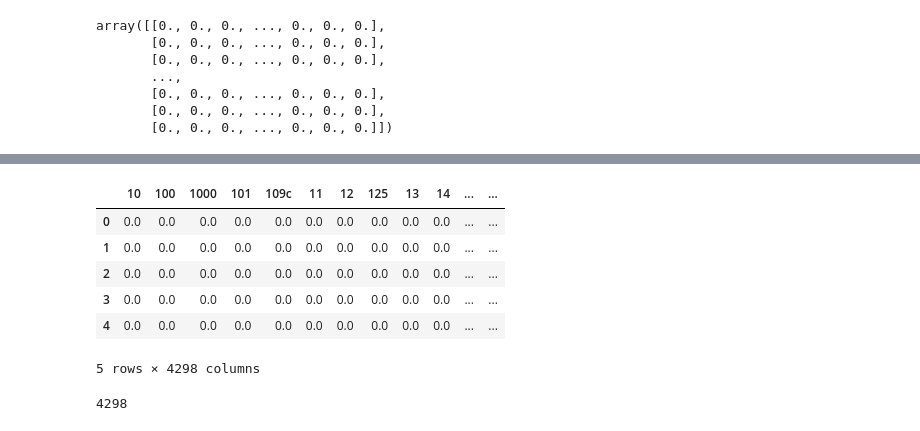
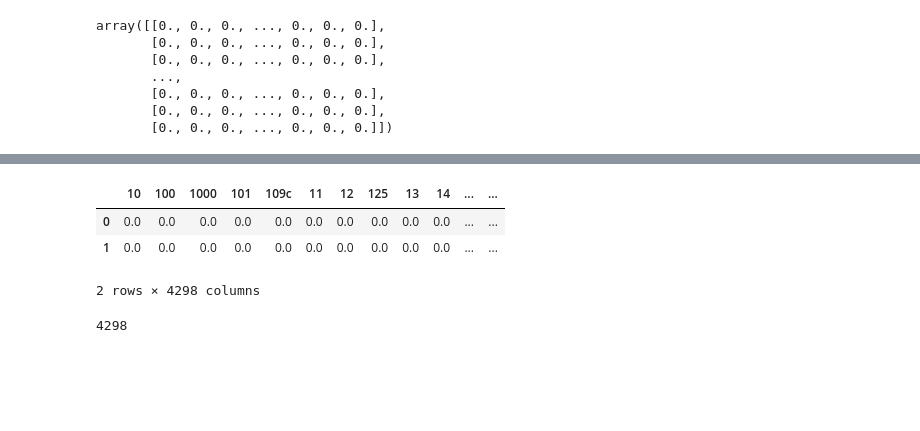
Before and after one commit to SixolileJ/Team-14, a Jupyter notebook: Predict Notebook - Copy.ipynb, the cells around one changed output, grey strips where cells are left out. Saved outputs shown, nothing was run; the diff lists cells and outputs as text; code cells hidden in the pictures; blank space fills up the shorter version.

```diff
--- a/Predict Notebook - Copy.ipynb
+++ b/Predict Notebook - Copy.ipynb
@@ -513,0 +565,18 @@ df_train.head()
+# %%
+#Count Vectorizer on unseen test dat
+
+vect_test = CountVectorizer(stop_words='english', min_df=2)
+
+vect_fit_test=vect_test.fit(df_test['clean_message'])
+
+vect_transform_test=vect_test.transform(df_test['clean_message'])
+
+feat_test=vect_transform_test.toarray()
+
+#scaling Vect_test
+from sklearn import preprocessing
+scaler = preprocessing.MinMaxScaler()
+feat_test = scaler.fit_transform(feat_test)
+
+x_feat=pd.DataFrame(feat_test, columns = vect_test.get_feature_names())
+x_feat.head(2)
@@ -599,3 +592,0 @@ array([[0., 0., 0., ..., 0., 0., 0.],
-# %%
-x_feat=pd.DataFrame(feat_test, columns = Vect_test.get_feature_names())
-x_feat.head(2)
@@ -668,15 +652,12 @@ no_match=['00018', '100days', '100th', '10th', '12tn', '137', '1850', '1900', '1
 # %%
 #drop no_match
 x_feat.drop(no_match, axis = 1, inplace=True)
-x_feat.head()
+x_feat.head(2)
 # %% [output]
 |  | 10 | 100 | 1000 | 101 | 109c | 11 | 12 | 125 | 13 | 14 | ... | ... |
 | 0 | 0.0 | 0.0 | 0.0 | 0.0 | 0.0 | 0.0 | 0.0 | 0.0 | 0.0 | 0.0 | ... | ... |
 | 1 | 0.0 | 0.0 | 0.0 | 0.0 | 0.0 | 0.0 | 0.0 | 0.0 | 0.0 | 0.0 | ... | ... |
-| 2 | 0.0 | 0.0 | 0.0 | 0.0 | 0.0 | 0.0 | 0.0 | 0.0 | 0.0 | 0.0 | ... | ... |
-| 3 | 0.0 | 0.0 | 0.0 | 0.0 | 0.0 | 0.0 | 0.0 | 0.0 | 0.0 | 0.0 | ... | ... |
-| 4 | 0.0 | 0.0 | 0.0 | 0.0 | 0.0 | 0.0 | 0.0 | 0.0 | 0.0 | 0.0 | ... | ... |
-5 rows × 4298 columns
+2 rows × 4298 columns
 # %%
 #length of final list of feature
 x_names2=x_feat.columns
```
Also changed, not shown: parts of 180 cells of this notebook, 1 other file.
